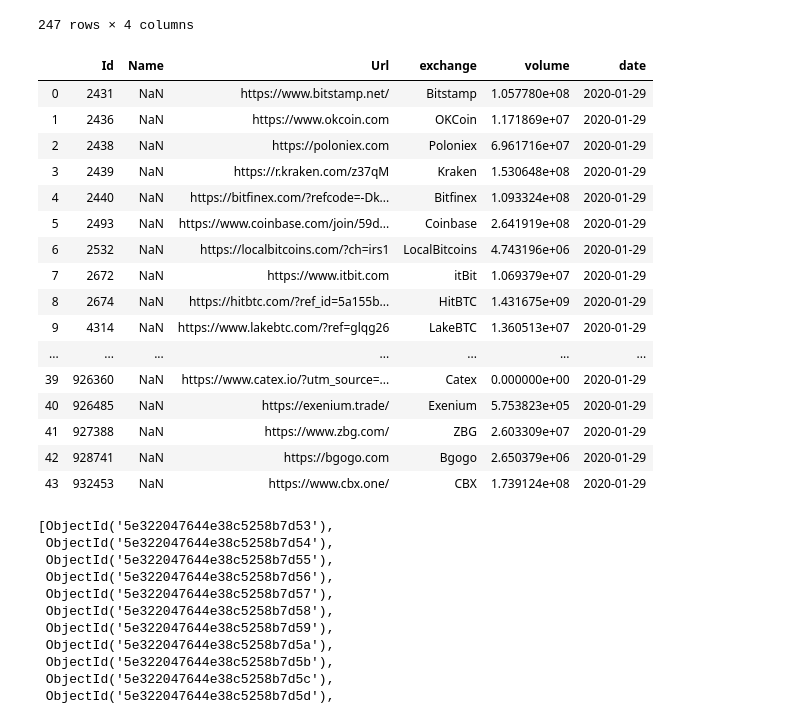
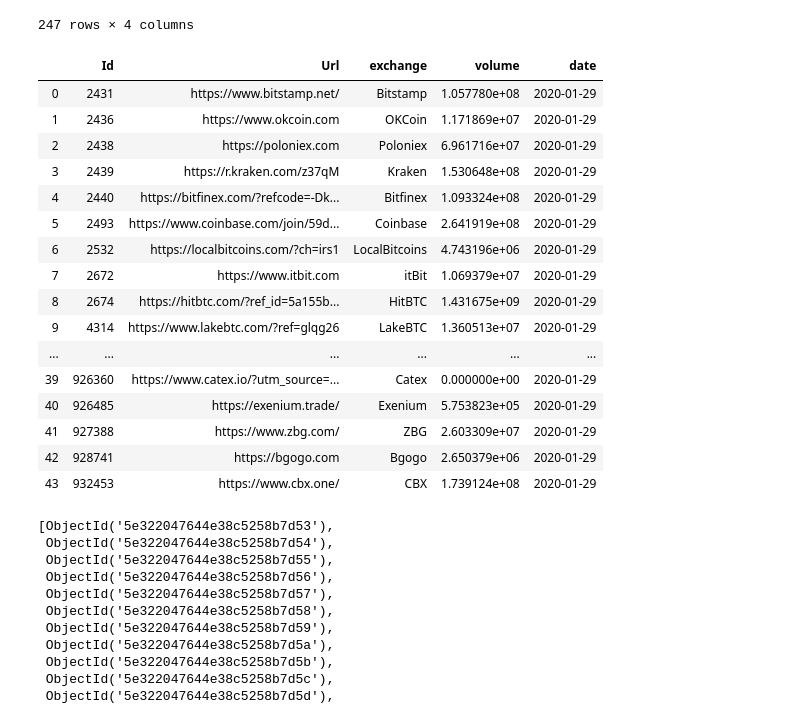
Before and after one commit to fcorreia3/Filipa-Nathan-project, a Jupyter notebook: cmc_api.ipynb, the cells around one changed output. Drawn from its saved outputs; the diff is of its cells as text; code cells hidden in the pictures.

```diff
--- a/cmc_api.ipynb
+++ b/cmc_api.ipynb
@@ -202,25 +202,27 @@ To retain the current behavior and silence the warning, pass 'sort=True'.
 # %%
 df_merged = pd.merge(df,df_volumes, how = 'inner', left_on= "exchange", right_on = "exchange")
 df_merged = df_merged.drop(columns = 'time')
+df_merged = df_merged.drop(columns = 'Name')
+
 df_merged
 # %% [output]
-|  | Id | Name | Url | exchange | volume | date |
-| 0 | 2431 | NaN | https://www.bitstamp.net/ | Bitstamp | 1.057780e+08 | 2020-01-29 |
-| 1 | 2436 | NaN | https://www.okcoin.com | OKCoin | 1.171869e+07 | 2020-01-29 |
-| 2 | 2438 | NaN | https://poloniex.com | Poloniex | 6.961716e+07 | 2020-01-29 |
-| 3 | 2439 | NaN | https://r.kraken.com/z37qM | Kraken | 1.530648e+08 | 2020-01-29 |
-| 4 | 2440 | NaN | https://bitfinex.com/?refcode=-Dk... | Bitfinex | 1.093324e+08 | 2020-01-29 |
-| 5 | 2493 | NaN | https://www.coinbase.com/join/59d... | Coinbase | 2.641919e+08 | 2020-01-29 |
-| 6 | 2532 | NaN | https://localbitcoins.com/?ch=irs1 | LocalBitcoins | 4.743196e+06 | 2020-01-29 |
-| 7 | 2672 | NaN | https://www.itbit.com | itBit | 1.069379e+07 | 2020-01-29 |
-| 8 | 2674 | NaN | https://hitbtc.com/?ref_id=5a155b... | HitBTC | 1.431675e+09 | 2020-01-29 |
-| 9 | 4314 | NaN | https://www.lakebtc.com/?ref=glqg26 | LakeBTC | 1.360513e+07 | 2020-01-29 |
-| ... | ... | ... | ... | ... | ... | ... |
-| 39 | 926360 | NaN | https://www.catex.io/?utm_source=... | Catex | 0.000000e+00 | 2020-01-29 |
-| 40 | 926485 | NaN | https://exenium.trade/ | Exenium | 5.753823e+05 | 2020-01-29 |
-| 41 | 927388 | NaN | https://www.zbg.com/ | ZBG | 2.603309e+07 | 2020-01-29 |
-| 42 | 928741 | NaN | https://bgogo.com | Bgogo | 2.650379e+06 | 2020-01-29 |
-| 43 | 932453 | NaN | https://www.cbx.one/ | CBX | 1.739124e+08 | 2020-01-29 |
+|  | Id | Url | exchange | volume | date |
+| 0 | 2431 | https://www.bitstamp.net/ | Bitstamp | 1.057780e+08 | 2020-01-29 |
+| 1 | 2436 | https://www.okcoin.com | OKCoin | 1.171869e+07 | 2020-01-29 |
+| 2 | 2438 | https://poloniex.com | Poloniex | 6.961716e+07 | 2020-01-29 |
+| 3 | 2439 | https://r.kraken.com/z37qM | Kraken | 1.530648e+08 | 2020-01-29 |
+| 4 | 2440 | https://bitfinex.com/?refcode=-Dk... | Bitfinex | 1.093324e+08 | 2020-01-29 |
+| 5 | 2493 | https://www.coinbase.com/join/59d... | Coinbase | 2.641919e+08 | 2020-01-29 |
+| 6 | 2532 | https://localbitcoins.com/?ch=irs1 | LocalBitcoins | 4.743196e+06 | 2020-01-29 |
+| 7 | 2672 | https://www.itbit.com | itBit | 1.069379e+07 | 2020-01-29 |
+| 8 | 2674 | https://hitbtc.com/?ref_id=5a155b... | HitBTC | 1.431675e+09 | 2020-01-29 |
+| 9 | 4314 | https://www.lakebtc.com/?ref=glqg26 | LakeBTC | 1.360513e+07 | 2020-01-29 |
+| ... | ... | ... | ... | ... | ... |
+| 39 | 926360 | https://www.catex.io/?utm_source=... | Catex | 0.000000e+00 | 2020-01-29 |
+| 40 | 926485 | https://exenium.trade/ | Exenium | 5.753823e+05 | 2020-01-29 |
+| 41 | 927388 | https://www.zbg.com/ | ZBG | 2.603309e+07 | 2020-01-29 |
+| 42 | 928741 | https://bgogo.com | Bgogo | 2.650379e+06 | 2020-01-29 |
+| 43 | 932453 | https://www.cbx.one/ | CBX | 1.739124e+08 | 2020-01-29 |
 # %%
 # df_merged.to_csv('Resources/Exchanges.csv')
 # %%
```
